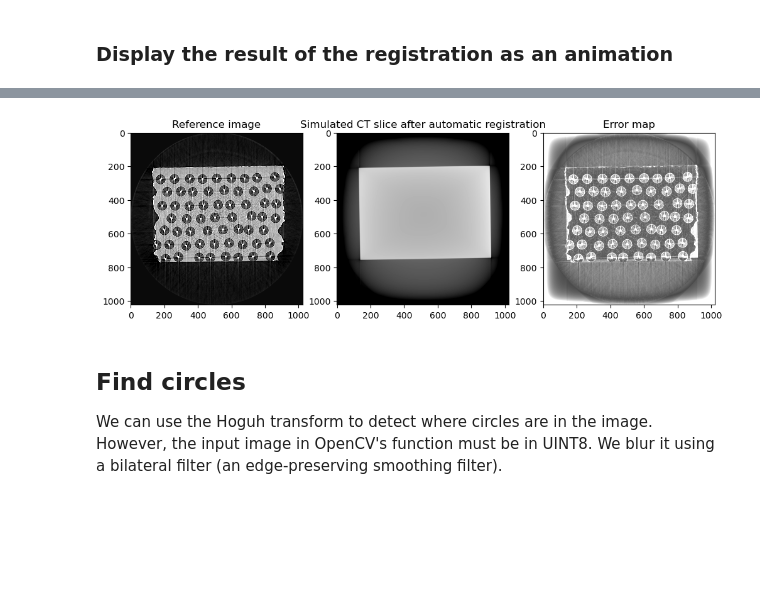
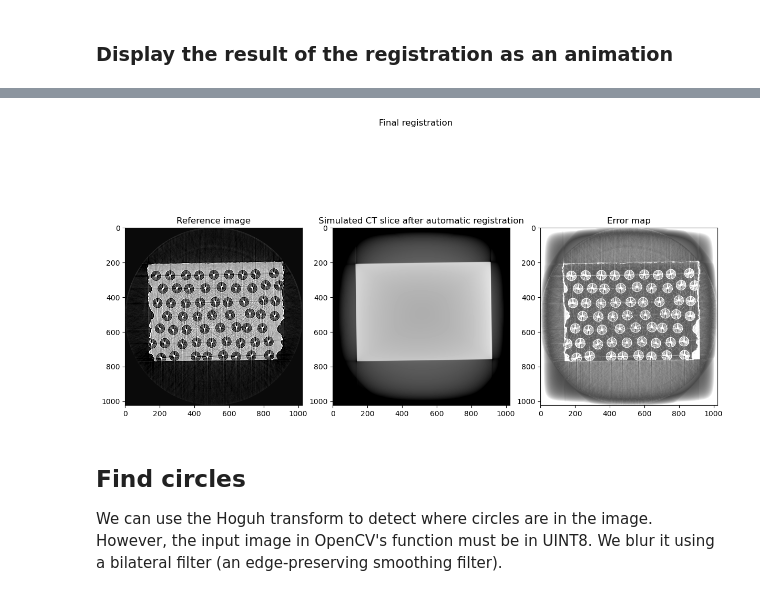
Before and after one commit to effepivi/CT2CAD-Fibres, a Jupyter notebook: From CT acquisition to CAD models.ipynb, the cells around one changed output, grey strips where cells are left out. Saved outputs shown, nothing was run; the diff lists cells and outputs as text; code cells hidden in the pictures; blank space fills up the shorter version.

```diff
--- a/From CT acquisition to CAD models.ipynb
+++ b/From CT acquisition to CAD models.ipynb
@@ -432,16 +439,3 @@ setMatrix(current_best);
 gvxr.saveSTLfile("matrix", "outputs/matrix.stl");
 # %% [markdown]
 ### Display the result of the registration as an animation
-# %%
-# Load all the images from the output directory
-
-import glob
-import os
-files = sorted(
-    glob.glob("Tutorial2/outputs/normalised_simulated_CT_[0-9]*.mha"))
-
-
-fname = "Tutorial2/outputs/normalised_simulated_CT_" +str(len(files) - 1) + ".mha";
-
-image = sitk.ReadImage(fname);
-registration_image = sitk.GetArrayFromImage(image);
@@ -448,26 +509,25 @@ registration_image = sitk.GetArrayFromImage(image);
 # %%
 norm = cm.colors.Normalize(vmax=1.25, vmin=-0.5)
 
 fig, (ax1, ax2, ax3) = plt.subplots(1, 3)
-# fig.suptitle('Horizontally stacked subplots')
+plt.tight_layout()
+fig.suptitle('Final registration')
 
 ax1.set_title("Reference image");
 imgplot1 = ax1.imshow(normalised_reference_CT, cmap="gray",
                      norm=norm);
 
 ax2.set_title("Simulated CT slice after automatic registration");
-imgplot2 = ax2.imshow(registration_image[0],
+imgplot2 = ax2.imshow(registration_image_set[-1],
                      cmap='gray',
                      norm=norm);
 
 ax3.set_title("Error map");
-imgplot3 = ax3.imshow(np.abs(registration_image[0] - normalised_reference_CT),
+imgplot3 = ax3.imshow(np.abs(registration_image_set[-1] - normalised_reference_CT),
                      cmap='gray',
                      norm=norm);
-
-# fig.colorbar(imgplot2);
 # %% [output]
-[figure, old version]
+[figure, new version]
 # %% [markdown]
 ## Find circles
 
```
Also changed, not shown: parts of 15 cells of this notebook.
